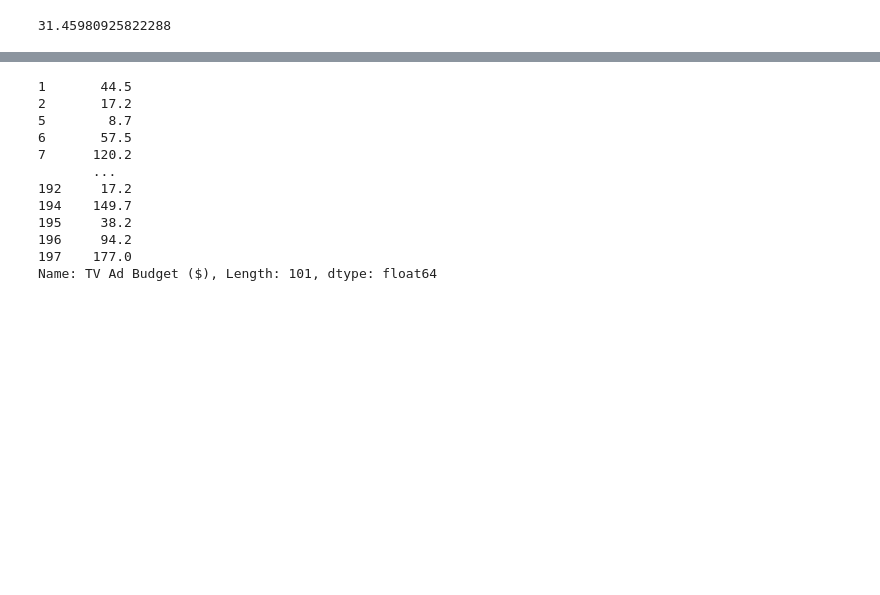
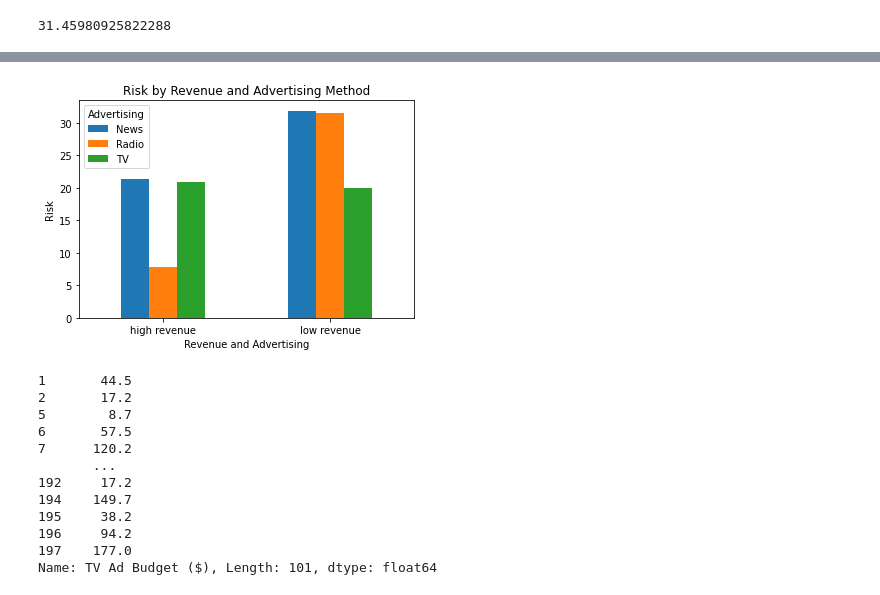
Before and after one commit to bjornss/social-science, a Jupyter notebook: project code1.ipynb, the cells around one changed output, grey strips where cells are left out. Cells and saved outputs as stored; diff of their text form; code cells hidden in the pictures; blank space fills up the shorter version.

```diff
--- a/project code1.ipynb
+++ b/project code1.ipynb
@@ -228,3 +249,31 @@ plt.legend()
+# %%
+
+import pandas as pd
+import matplotlib.pyplot as plt
+
+# Create a sample DataFrame with revenue and advertising data
+data = pd.DataFrame({
+    'Revenue': ['low revenue', 'high revenue', 'low revenue', 'high revenue', 'low revenue', 'high revenue', ],
+    'Advertising': ['Radio', 'Radio','TV', 'TV', 'News', 'News'],
+    'sales': [radminvolatility.sum(), radmaxvolatility.sum(), tvminvolatility.sum(), tvmaxvolatility.sum(),
+              newsminvolatility.sum(), newsmaxvolatility.sum()]
+})
+
+# Reshape the data using groupby() and pivot()
+data_pivot = data.groupby(['Revenue', 'Advertising'])['sales'].sum().reset_index().pivot(index='Revenue', columns='Advertising', values='sales')
+
+# Create a bar plot with multi-level labels
+ax = data_pivot.plot(kind='bar')
+
+# Set the title and labels for the graph
+plt.title('Risk by Revenue and Advertising Method')
+plt.xlabel('Revenue and Advertising')
+plt.ylabel('Risk')
+plt.xticks(rotation = 0)
+# Display the graph
+plt.show()
+# %% [output]
+[figure, added]
 # %%
 TVbud[lowpp]
 # %% [output]
```
Also changed, not shown: parts of 21 cells of this notebook.
